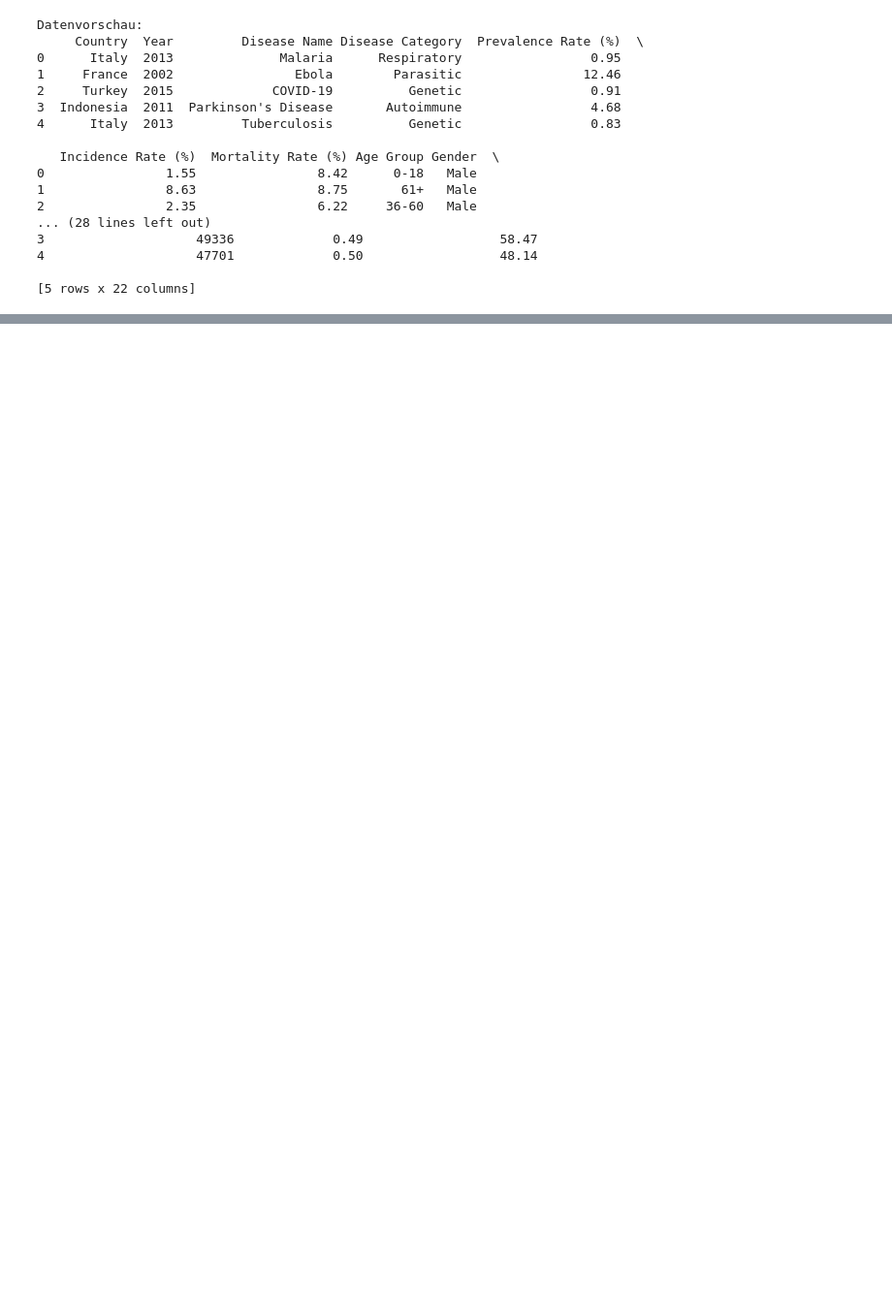
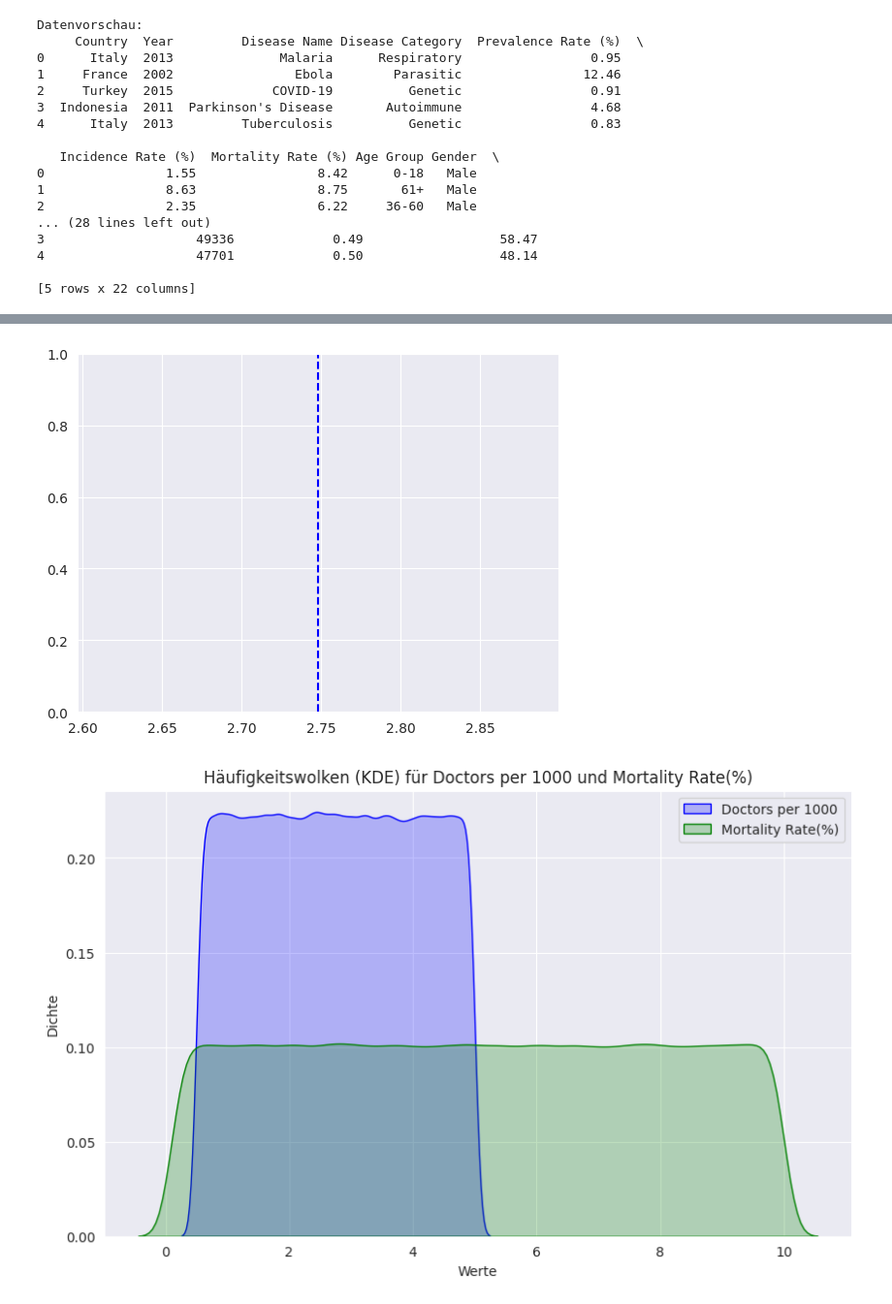
Before and after one commit to NietZarathustra/MLHome, a Jupyter notebook: DataRework.ipynb, the cells around one changed output, grey strips where cells are left out. Shown at 97% size. Saved outputs shown, nothing was run; the diff lists cells and outputs as text; code cells hidden in the pictures; blank space fills up the shorter version.

```diff
--- a/DataRework.ipynb
+++ b/DataRework.ipynb
@@ -51,0 +69,30 @@ Datenvorschau:
+# %%
+import numpy as np
+import matplotlib.pyplot as plt
+import seaborn as sns
+
+# Berechnen der Standardabweichung
+durchschnitt_doctors= np.mean(df[column_names[11]])
+durchschnitt_mortality= np.mean(df[column_names[6]])
+std_dev_doctors = np.std(df[column_names[11]])  # Standardabweichung für 'Doctors per 1000'
+std_dev_mortality = np.std(df[column_names[6]])  # Standardabweichung für 'Mortality Rate(%)'
+
+
+
+# KDE Plot für Häufigkeitswolken (Density Plot)
+# Hinzufügen der Mittelwertslinien
+plt.axvline(durchschnitt_doctors, color='blue', linestyle='--', label=f'Mittelwert Doctors per 1000: {durchschnitt_doctors:.2f}')
+
+plt.figure(figsize=(10, 6))
+sns.kdeplot(df[column_names[11]], fill=True, color='blue', label='Doctors per 1000')
+sns.kdeplot(df[column_names[6]], fill=True, color='green', label='Mortality Rate(%)')
+
+plt.title('Häufigkeitswolken (KDE) für Doctors per 1000 und Mortality Rate(%)')
+plt.xlabel('Werte')
+plt.ylabel('Dichte')
+plt.legend()
+
+plt.show()
+# %% [output]
+[figure, added]
+[figure, added]
```
Also changed, not shown: parts of 6 cells of this notebook, 2 other files.
